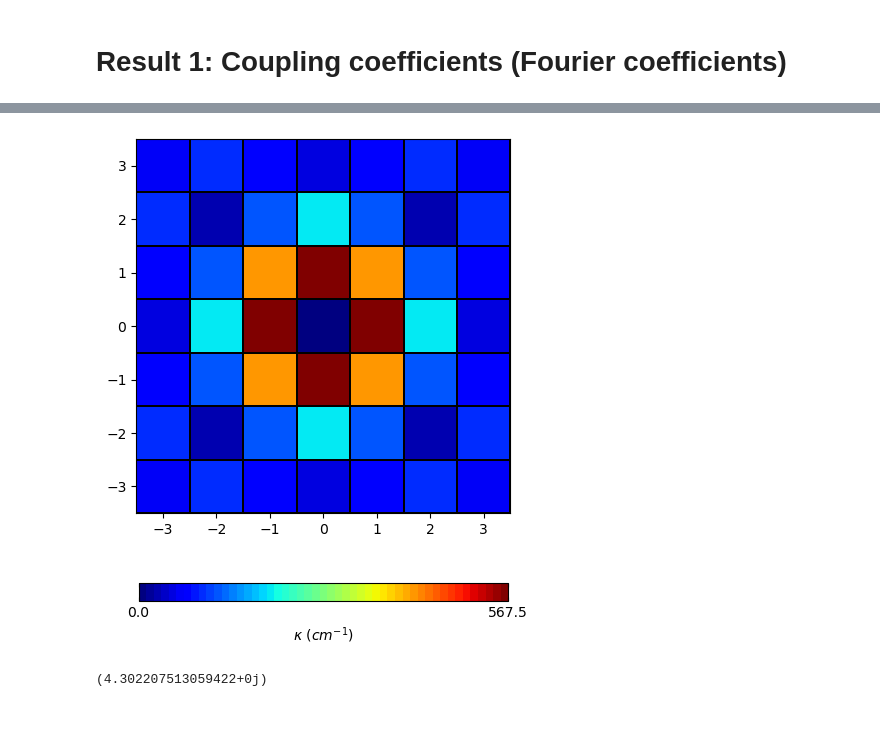
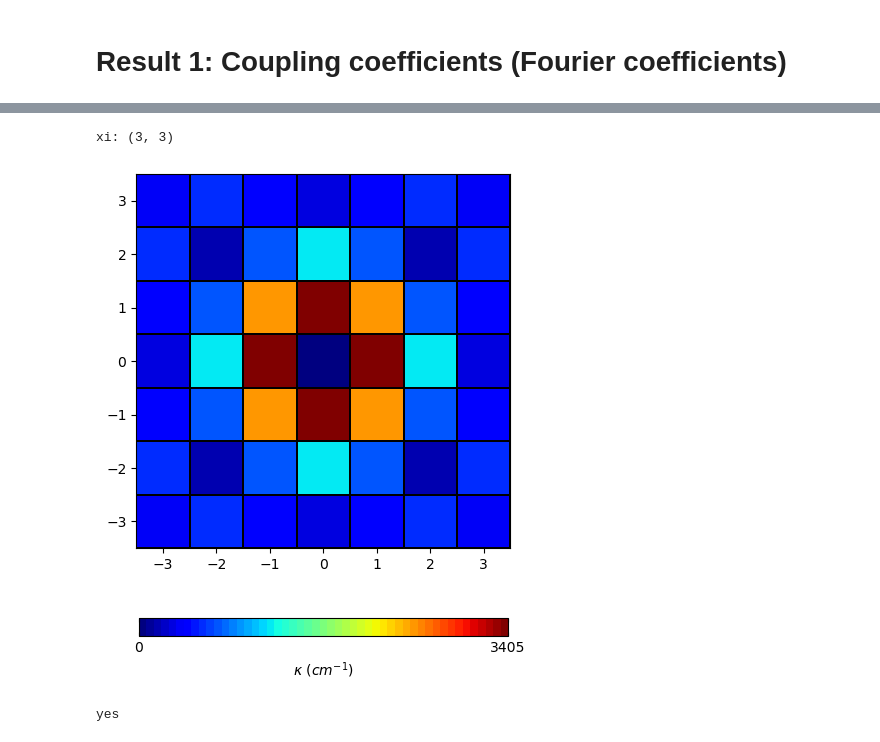
Before and after one commit to maple367/3D-CWT, a Jupyter notebook: __temp_CWT_reproduced.ipynb, the cells around one changed output, grey strips where cells are left out. Drawn from its saved outputs; the diff is of its cells as text; code cells hidden in the pictures.

Commit message:
modified:   __temp_CWT_reproduced.ipynb 	modified:   model/rect_lattice/_geo.py

```diff
--- a/__temp_CWT_reproduced.ipynb
+++ b/__temp_CWT_reproduced.ipynb
@@ -85,28 +85,29 @@ The model parameters is saved in ./history_res/ae34b298064a474eb70ae4846d2c07cc/
 # %%
 xi_calculator = cwt_solver.xi_calculator_collect[2]
 m_mesh = np.arange(-3, 4)
 n_mesh = np.arange(-3, 4)
 MM, NN = np.meshgrid(m_mesh, n_mesh)
 ZZ = np.zeros_like(MM, dtype=np.complex128)
 for i in range(len(m_mesh)):
     for j in range(len(n_mesh)):
         ZZ[i,j] = xi_calculator((m_mesh[i], n_mesh[j]))
         if m_mesh[i] == 0 and n_mesh[j] == 0:
             ZZ[i,j] = 0.0
-ZZ = ZZ*cwt_solver.model.gamma_phc*cwt_solver.model.k0/(2*np.sqrt(xi_calculator[0,0]))*1e4/6 # cm^-1
+ZZ = ZZ*cwt_solver.model.gamma_phc*cwt_solver.model.k0/(2*np.sqrt(xi_calculator[0,0]))*1e4 # cm^-1
 fig, ax = plt.subplots(figsize=(5,6))
 cmap = plt.get_cmap('jet', 49)
 im = ax.pcolormesh(MM, NN, np.abs(ZZ), shading='auto', cmap=cmap, edgecolors='black', linewidth=0.01)
 ax.set_aspect('equal')
 cb = fig.colorbar(im, ax=ax, orientation='horizontal', fraction=0.04)
 cb.ax.tick_params(direction='in', length=3)
 cb.ax.xaxis.set_ticks_position('both')
 cb.set_ticks([np.min(np.abs(ZZ)), np.max(np.abs(ZZ))])
 cb.set_label(r'$\kappa\ (cm^{-1})$')
 plt.show()
 # %% [output]
+xi: (3, 3)
-[figure, old version]
+[figure, new version]
-# %%
-1/cwt_solver.model.gamma_phc
-# %% [output]
-(4.302207513059422+0j)
+# %%
+4%2
+# %% [output]
+yes
```
Also changed, not shown: parts of 1 cell of this notebook, 1 other file.
